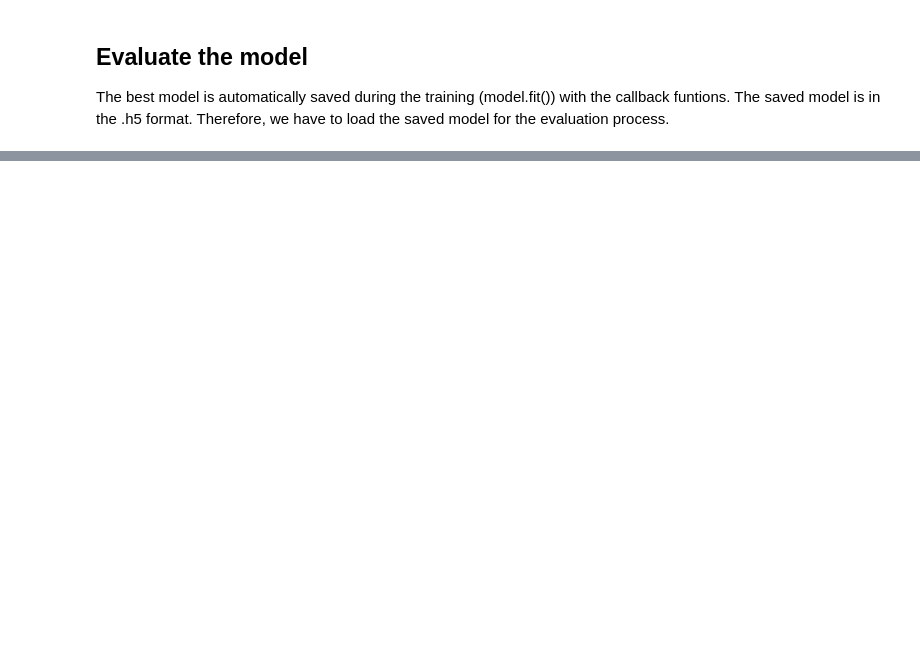
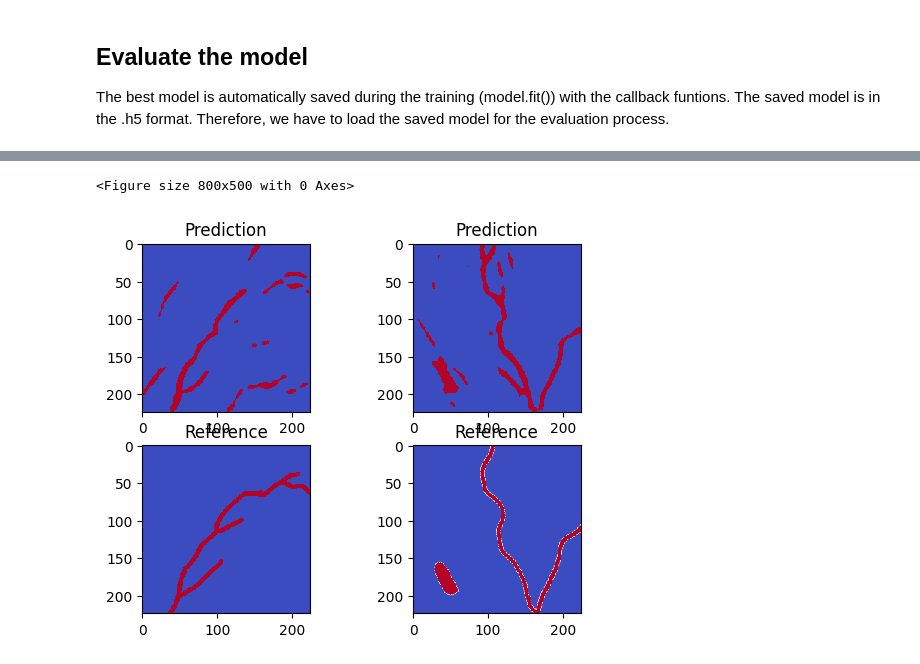
Before and after one commit to N-Jaro/segmentation_model_tutorial, a Jupyter notebook: Image_Segmentation_Tutorial.ipynb, the cells around one changed output, grey strips where cells are left out. Drawn from its saved outputs; the diff is of its cells as text; code cells hidden in the pictures; blank space fills up the shorter version.

```diff
--- a/Image_Segmentation_Tutorial.ipynb
+++ b/Image_Segmentation_Tutorial.ipynb
@@ -290,0 +318,15 @@ Recall of Stream: 0.6486528982146086
+# %%
+plt.figure(figsize=(8, 5))
+f, axarr = plt.subplots(2,2)
+axarr[0,0].imshow(test_predicted_threshold[2], cmap = 'coolwarm', interpolation='nearest')
+axarr[0,0].title.set_text('Prediction')
+axarr[1,0].imshow(Y_test[2], cmap = 'coolwarm', interpolation='nearest')
+axarr[1,0].title.set_text('Reference')
+
+axarr[0,1].imshow(test_predicted_threshold[4], cmap = 'coolwarm', interpolation='nearest')
+axarr[0,1].title.set_text('Prediction')
+axarr[1,1].imshow(Y_test[4], cmap = 'coolwarm', interpolation='nearest')
+axarr[1,1].title.set_text('Reference')
+# %% [output]
+<Figure size 800x500 with 0 Axes>
+[figure, added]
```
Also changed, not shown: parts of 6 cells of this notebook.
